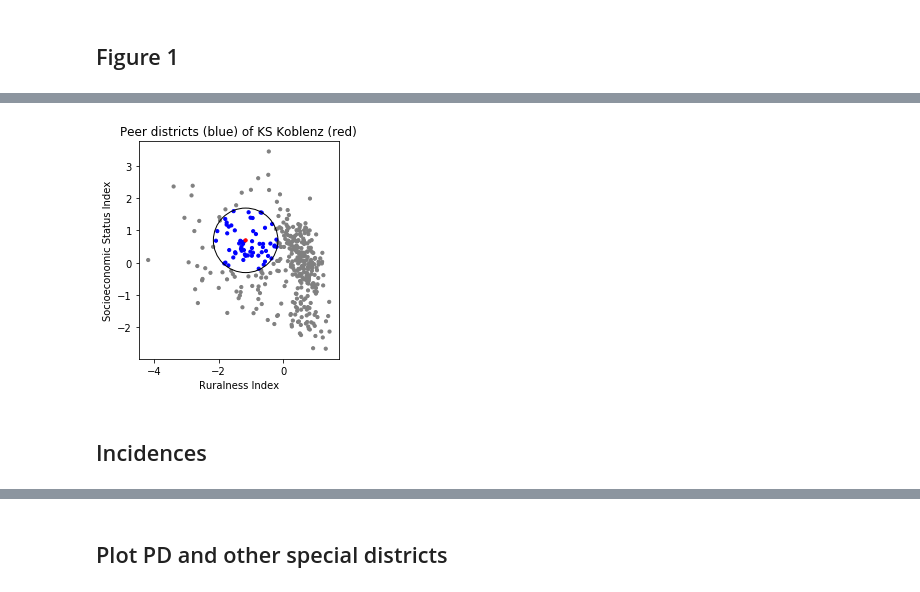
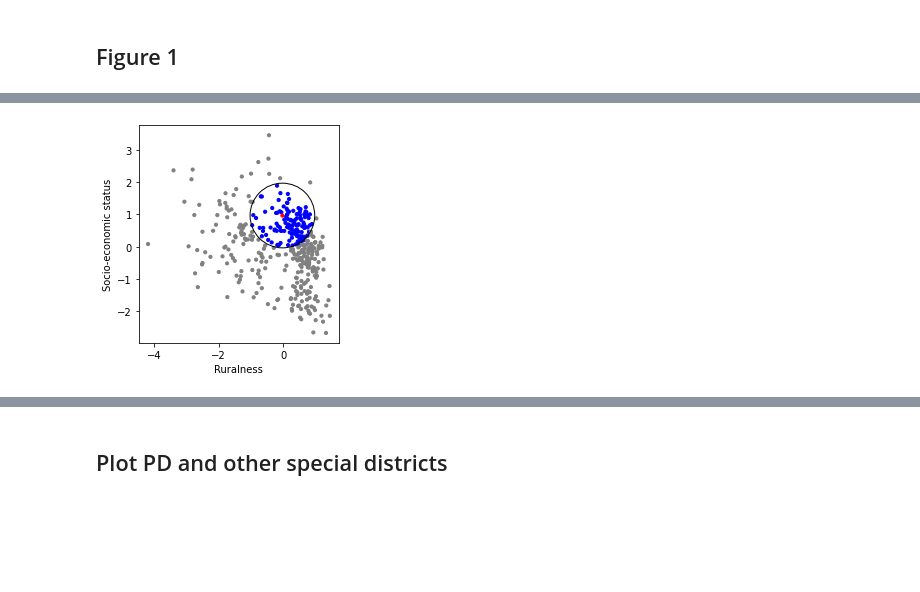
Before and after one commit to gizdatalab/Covid_DPPD, a Jupyter notebook: 08_visualization.ipynb, the cells around one changed output, grey strips where cells are left out. Cells and saved outputs as stored; diff of their text form; code cells hidden in the pictures; blank space fills up the shorter version.

```diff
--- a/08_visualization.ipynb
+++ b/08_visualization.ipynb
@@ -146,2 +159,2 @@ fig.show()
 # %%
-EXAMPLE_DISTRICT = 7111
+EXAMPLE_DISTRICT = 8336
@@ -194,30 +163,28 @@ struct = pd.read_csv('processed_static_data.csv').set_index('districtId')
 # %%
 CIRCLE_RADIUS = 1
 
 district_name = struct.district_name.at[EXAMPLE_DISTRICT]
 center_rur = struct.rur_z.at[EXAMPLE_DISTRICT]
 center_ses = struct.ses_z.at[EXAMPLE_DISTRICT]
 
 struct['distance'] = np.sqrt((struct.rur_z - center_rur)**2 + (struct.ses_z - center_ses)**2)
 struct['peer_bool'] = struct.distance <= 1
 struct['color'] = struct.peer_bool.map({True:'blue',
                                        False:'grey'})
 struct.at[EXAMPLE_DISTRICT,'color'] = 'red'
 struct['plot_order'] = struct.index == EXAMPLE_DISTRICT
 struct.sort_values('plot_order', inplace=True)
 
 fig, ax = plt.subplots()
 
 ax.scatter(struct.rur_z,struct.ses_z,s=10,c=struct.color)
 ax.add_artist(plt.Circle((center_rur,center_ses),CIRCLE_RADIUS,fill=False))
 
 ax.set_aspect(1)
-ax.set_title('Peer districts (blue) of '+district_name+' (red)')
-ax.set_xlabel('Ruralness Index')
-ax.set_ylabel('Socioeconomic Status Index')
+# ax.set_title('Vergleichslandkreise (blau) für '+district_name+' (rot)')
+ax.set_xlabel('Ruralness')
+ax.set_ylabel('Socio-economic status')
 
-fig.savefig('paper_figures/flowchart/kernel_of_peers.svg')
+fig.savefig('paper_figures/kernel_of_peers.svg')
 # %% [output]
-[figure, old version]
+[figure, new version]
-# %% [markdown]
-## Incidences
```
Also changed, not shown: parts of 28 cells of this notebook, 3 other files.
